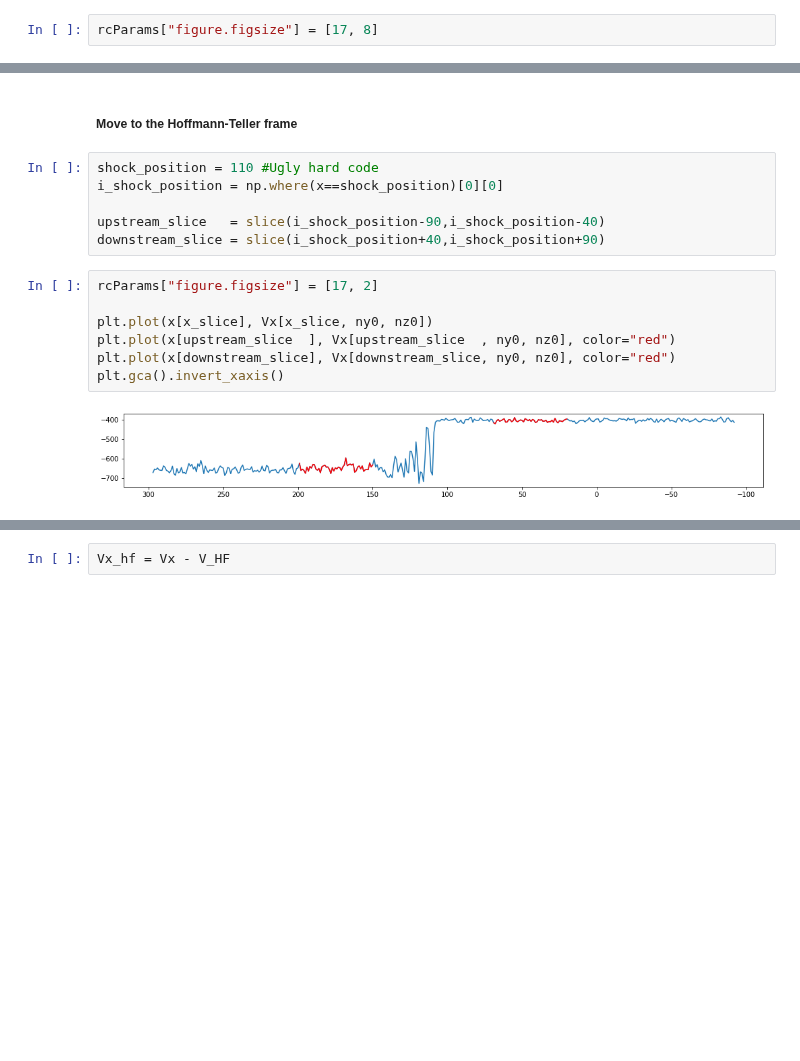
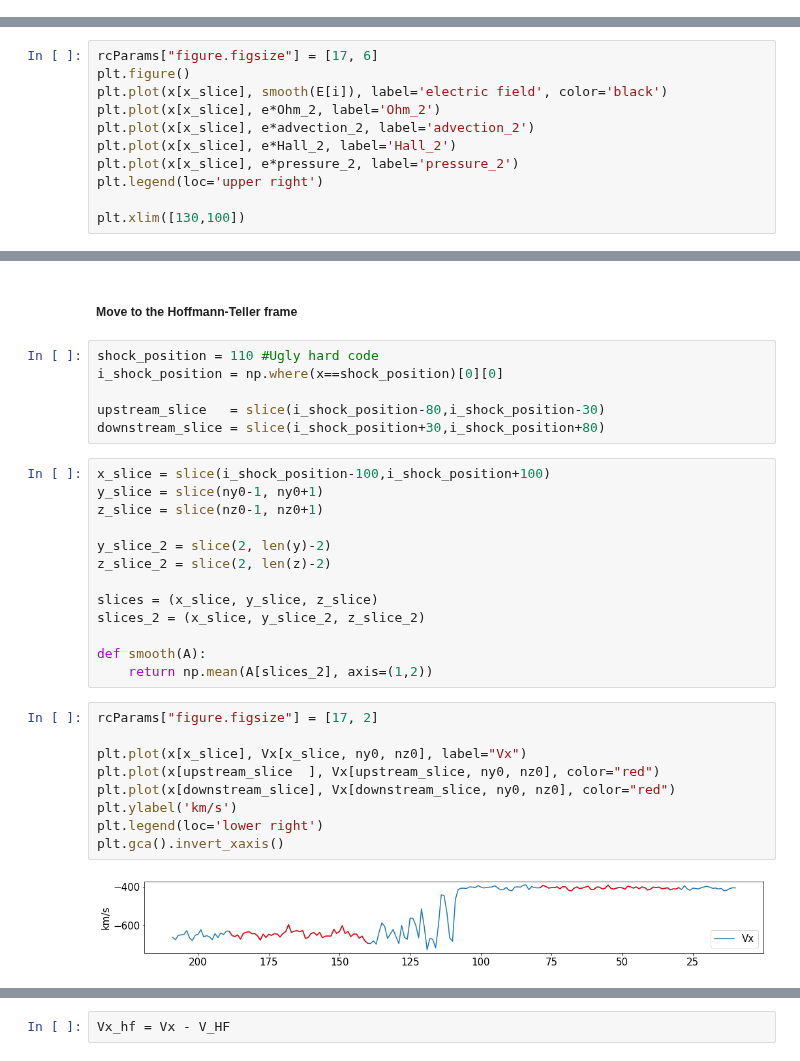
Before and after one commit to cmoissar/Jupyter-Notebooks, a Jupyter notebook: workpad.ipynb, the cells around one changed output, grey strips where cells are left out. Drawn from its saved outputs; the diff is of its cells as text; blank space fills up the shorter version.

```diff
--- a/workpad.ipynb
+++ b/workpad.ipynb
@@ -340,5 +345,3 @@ np.shape(Ohm)
 # %% [markdown]
 ##### Plots
-# %%
-rcParams["figure.figsize"] = [17, 8]
 # %%
@@ -379,0 +419,11 @@ plt.xlim([130,100])
+# %%
+rcParams["figure.figsize"] = [17, 6]
+plt.figure()
+plt.plot(x[x_slice], smooth(E[i]), label='electric field', color='black')
+plt.plot(x[x_slice], e*Ohm_2, label='Ohm_2')
+plt.plot(x[x_slice], e*advection_2, label='advection_2')
+plt.plot(x[x_slice], e*Hall_2, label='Hall_2')
+plt.plot(x[x_slice], e*pressure_2, label='pressure_2')
+plt.legend(loc='upper right')
+
+plt.xlim([130,100])
@@ -411,14 +464,29 @@ plt.gca().invert_xaxis()
 shock_position = 110 #Ugly hard code
 i_shock_position = np.where(x==shock_position)[0][0]
 
-upstream_slice   = slice(i_shock_position-90,i_shock_position-40)
-downstream_slice = slice(i_shock_position+40,i_shock_position+90)
+upstream_slice   = slice(i_shock_position-80,i_shock_position-30)
+downstream_slice = slice(i_shock_position+30,i_shock_position+80)
+# %%
+x_slice = slice(i_shock_position-100,i_shock_position+100)
+y_slice = slice(ny0-1, ny0+1)
+z_slice = slice(nz0-1, nz0+1)
+
+y_slice_2 = slice(2, len(y)-2)
+z_slice_2 = slice(2, len(z)-2)
+
+slices = (x_slice, y_slice, z_slice)
+slices_2 = (x_slice, y_slice_2, z_slice_2)
+
+def smooth(A):
+    return np.mean(A[slices_2], axis=(1,2))
 # %%
 rcParams["figure.figsize"] = [17, 2]
 
-plt.plot(x[x_slice], Vx[x_slice, ny0, nz0])
-plt.plot(x[upstream_slice  ], Vx[upstream_slice  , ny0, nz0], color="red")
+plt.plot(x[x_slice], Vx[x_slice, ny0, nz0], label="Vx")
+plt.plot(x[upstream_slice  ], Vx[upstream_slice, ny0, nz0], color="red")
 plt.plot(x[downstream_slice], Vx[downstream_slice, ny0, nz0], color="red")
+plt.ylabel('km/s')
+plt.legend(loc='lower right')
 plt.gca().invert_xaxis()
 # %% [output]
-[figure, old version]
+[figure, new version]
```
Also changed, not shown: parts of 26 cells of this notebook.
